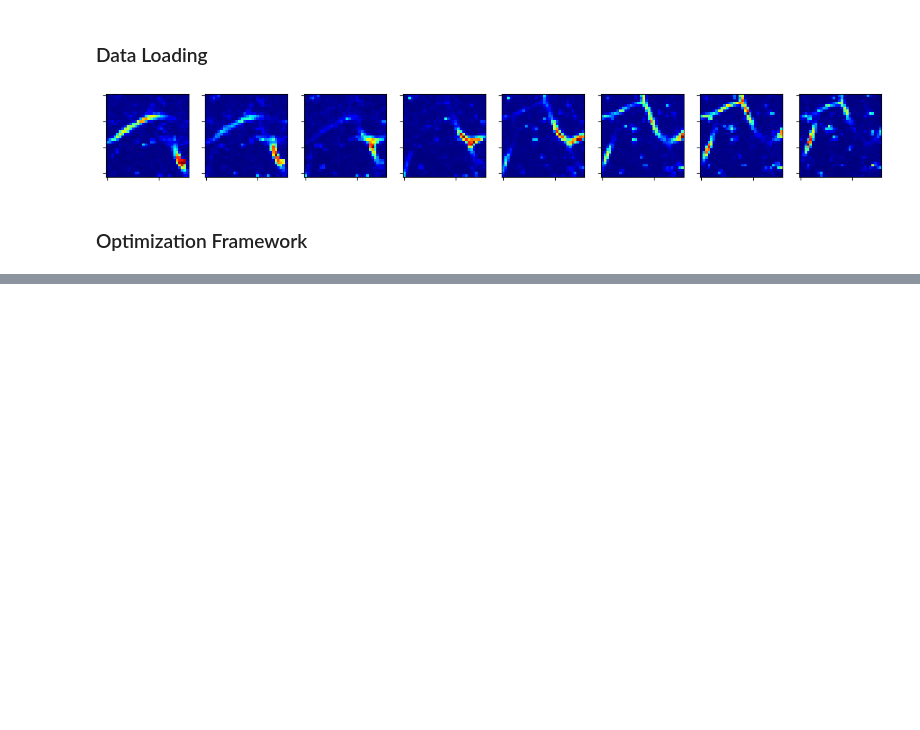
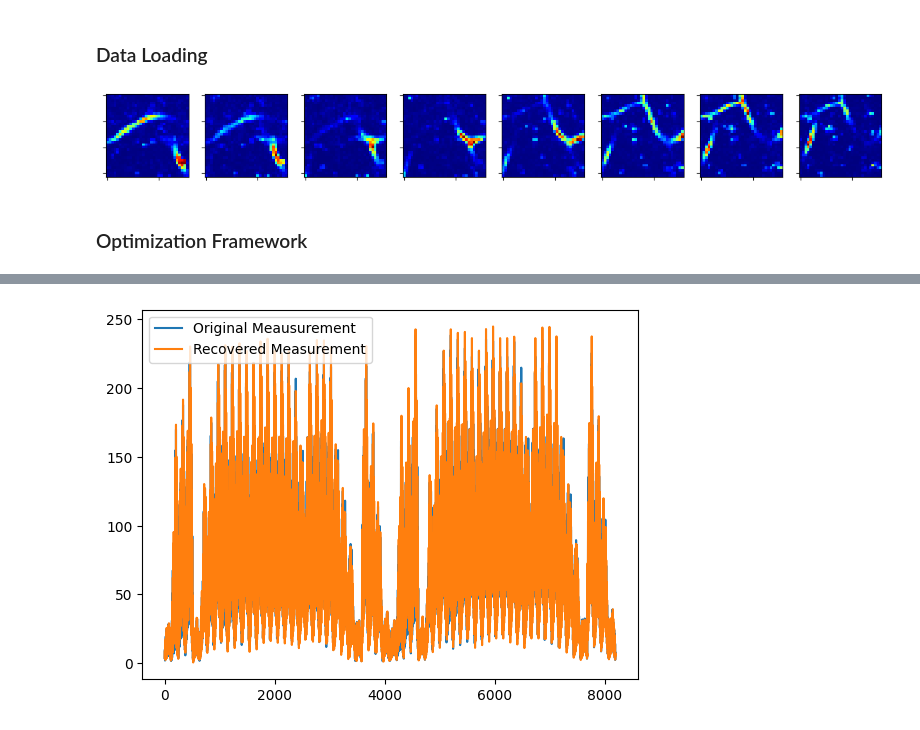
Before and after one commit to sanjith1999/FRIS, a Jupyter notebook: scico_PnP.ipynb, the cells around one changed output, grey strips where cells are left out. Drawn from its saved outputs; the diff is of its cells as text; code cells hidden in the pictures; blank space fills up the shorter version.

```diff
--- a/scico_PnP.ipynb
+++ b/scico_PnP.ipynb
@@ -112,0 +114,5 @@ Iter  Time      Prml Rsdl  Dual Rsdl  CG It  CG Res
+# %%
+p = snp.vstack((snp.array(y_noisy), snp.array(Afn(x))))
+plot.plot(p.reshape(-1,2), lgnd=["Original Meausurement", "Recovered Measurement"])
+# %% [output]
+[figure, added]
```
Also changed, not shown: parts of 3 cells of this notebook, 1 other file.
